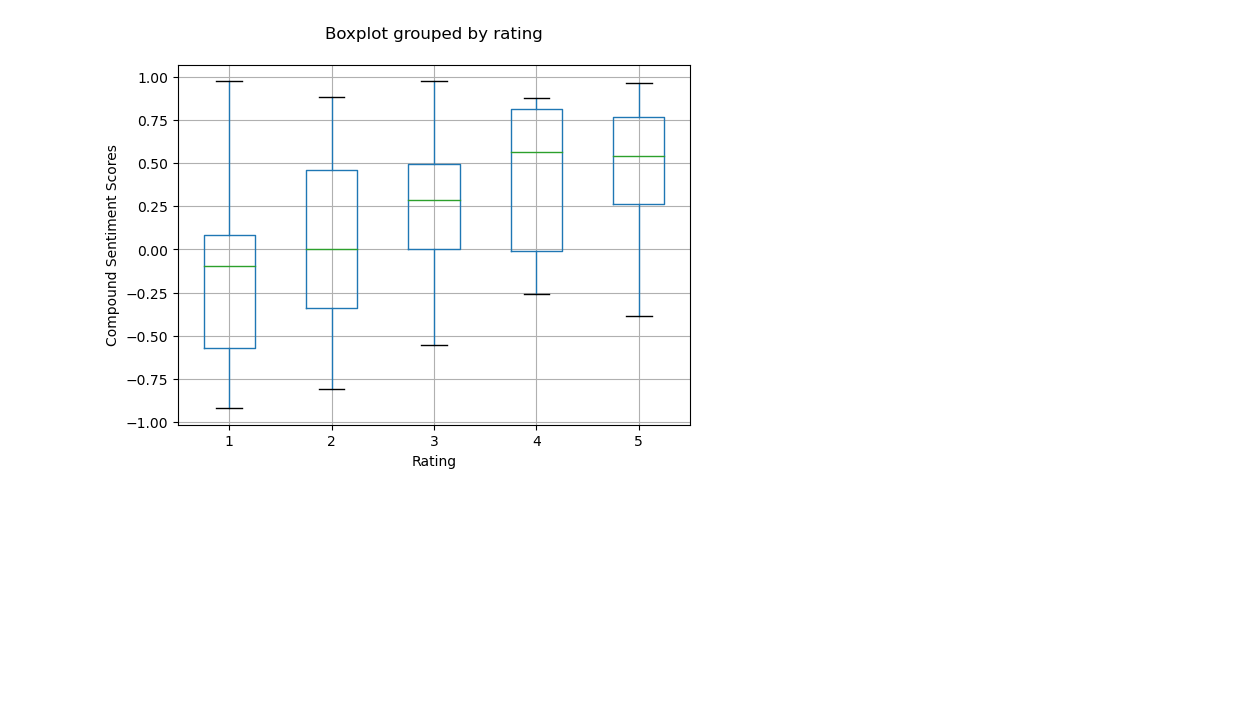
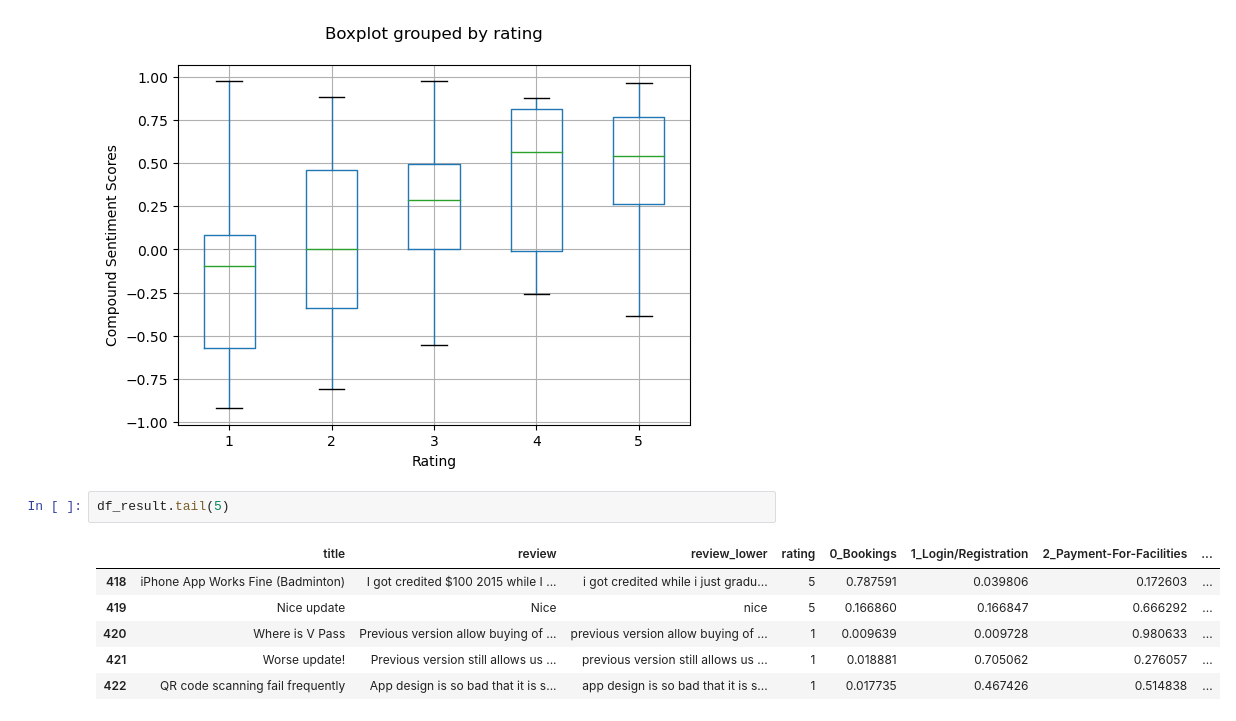
Before and after one commit to jiayii01/machine-learning-projects, a Jupyter notebook: nlp-on-activesg-reviews.ipynb, the cells around one changed output. Drawn from its saved outputs; the diff is of its cells as text; blank space fills up the shorter version.

```diff
--- a/nlp-on-activesg-reviews.ipynb
+++ b/nlp-on-activesg-reviews.ipynb
@@ -455,3 +413,12 @@ plt.ylabel('Compound Sentiment Scores')
 plt.show()
 # %% [output]
 [figure]
+# %%
+df_result.tail(5)
+# %% [output]
+|  | title | review | review_lower | rating | 0_Bookings | 1_Login/Registration | 2_Payment-For-Facilities | ... |
+| 418 | iPhone App Works Fine (Badminton) | I got credited $100 2015 while I ... | i got credited while i just gradu... | 5 | 0.787591 | 0.039806 | 0.172603 | ... |
+| 419 | Nice update | Nice | nice | 5 | 0.166860 | 0.166847 | 0.666292 | ... |
+| 420 | Where is V Pass | Previous version allow buying of ... | previous version allow buying of ... | 1 | 0.009639 | 0.009728 | 0.980633 | ... |
+| 421 | Worse update! | Previous version still allows us ... | previous version still allows us ... | 1 | 0.018881 | 0.705062 | 0.276057 | ... |
+| 422 | QR code scanning fail frequently | App design is so bad that it is s... | app design is so bad that it is s... | 1 | 0.017735 | 0.467426 | 0.514838 | ... |
```
Also changed, not shown: parts of 15 cells of this notebook.
